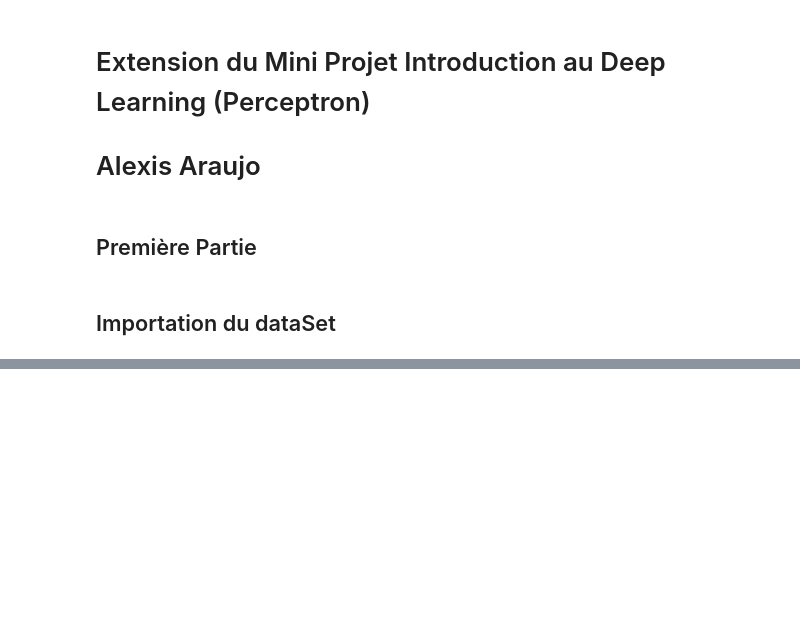
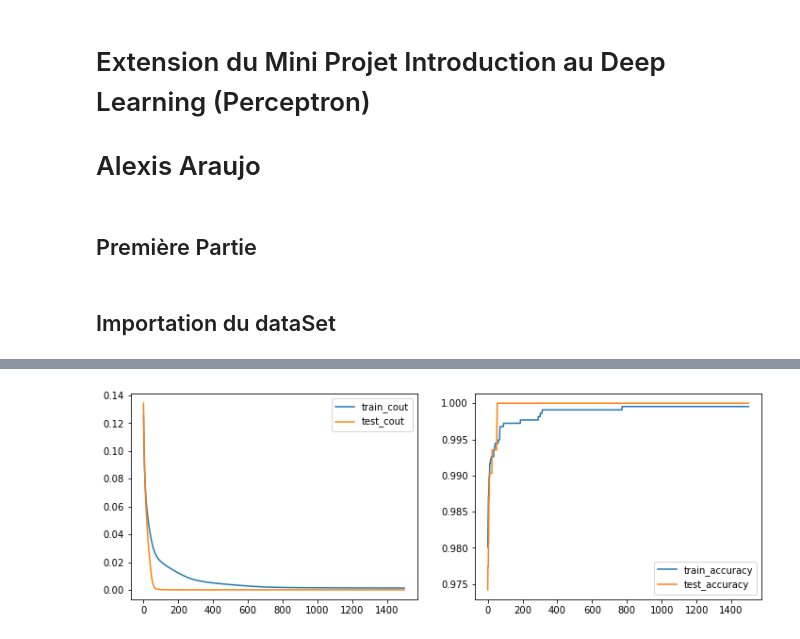
Before and after one commit to al3x6/Machine_learning, a Jupyter notebook: FI-Araujo-AlexisMiniProjet/FI-Araujo-AlexisExtensionMiniProjet.ipynb, the cells around one changed output, grey strips where cells are left out. Drawn from its saved outputs; the diff is of its cells as text; code cells hidden in the pictures; blank space fills up the shorter version.

```diff
--- a/FI-Araujo-AlexisMiniProjet/FI-Araujo-AlexisExtensionMiniProjet.ipynb
+++ b/FI-Araujo-AlexisMiniProjet/FI-Araujo-AlexisExtensionMiniProjet.ipynb
@@ -46,0 +135,46 @@ plt.show()
+# %%
+# Entraîne un modèle de régression logistique (neurone artificiel) en utilisant la descente de gradient stochastique.
+def artificialNeuron(x_train,y_train,x_test,y_test, learning_rate=0.01, n_iter=15000):
+    #initialisation
+    W,b=initialisation(x_train)
+    train_cout=[]
+    train_accuracy=[]
+    test_cout=[]
+    test_accuracy=[]
+    cout=[]
+    accuracy=[]
+    for i in tqdm(range(n_iter)):
+        # activation
+        A=model(x_train,W,b)
+        if i%10==0:
+        #train cout/accuracy
+            train_cout.append(logLoss(A,y_train))
+            #precision
+            y_pred=prediction(x_train,W,b)
+            train_accuracy.append(accuracy_score(y_train,y_pred))
+        #test cout/accuracy
+            A_test=model(x_test, W,b)
+            test_cout.append(logLoss(A_test,y_test))
+            #precision
+            y_pred=prediction(x_test,W,b)
+            test_accuracy.append(accuracy_score(y_test,y_pred))
+        #mise à jour
+        dW,db=gradients(A,x_train,y_train)
+        W,b= update(dW,db,W,b,learning_rate)
+
+    plt.figure(figsize=(12,4))
+    plt.subplot(1,2,1)
+    plt.plot(train_cout, label='train_cout')
+    plt.plot(test_cout, label='test_cout')
+    plt.legend()
+    plt.subplot(1,2,2)
+    plt.plot(train_accuracy, label='train_accuracy')
+    plt.plot(test_accuracy, label='test_accuracy')
+    plt.legend()
+    plt.show()
+    return (W,b)
+# %%
+# Appel de la fonction et affichage des courbes de coût et d'exactitude pour l'entraînement et le test
+W,b=artificialNeuron(x_train_reshape,y_train,x_test_reshape, y_test)
+# %% [output]
+[figure, added]
```
Also changed, not shown: parts of 21 cells of this notebook.
